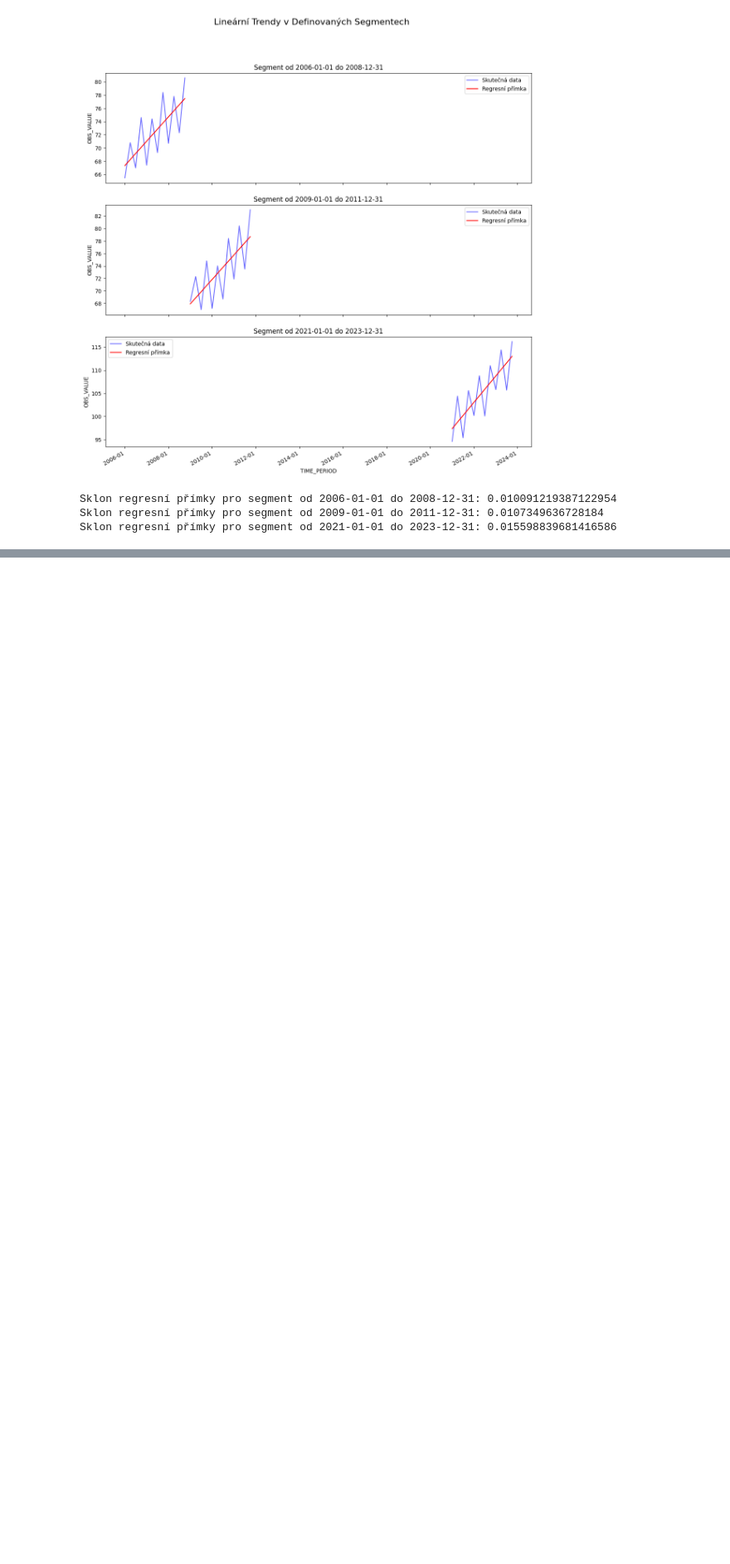
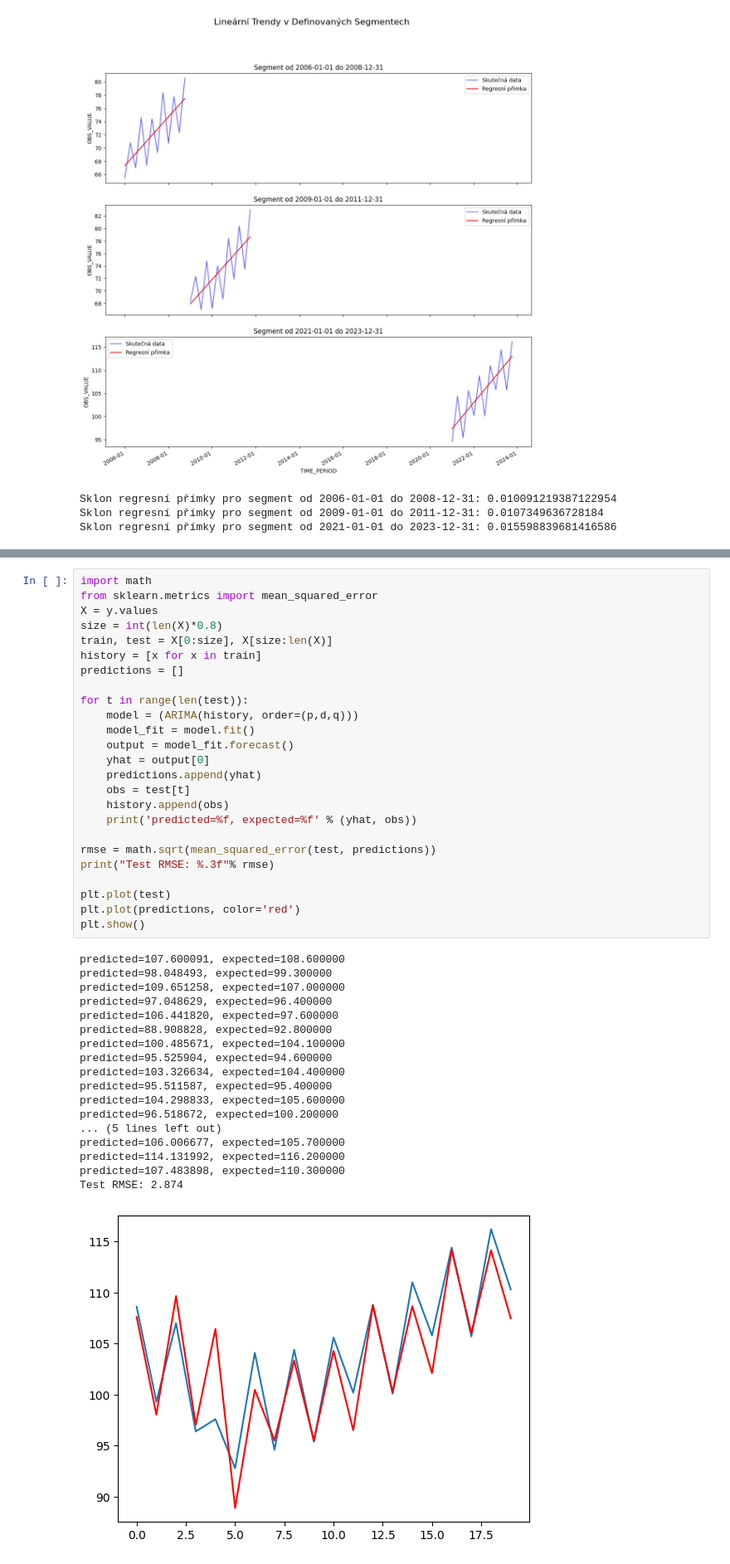
Before and after one commit to ulricht01/CAS, a Jupyter notebook: semestralni_prace_remake.ipynb, the cells around one changed output, grey strips where cells are left out. Shown: that part at 83% size. Saved outputs shown, nothing was run; the diff lists cells and outputs as text; blank space fills up the shorter version.

```diff
--- a/semestralni_prace_remake.ipynb
+++ b/semestralni_prace_remake.ipynb
@@ -222,0 +374,44 @@ Sklon regresní přímky pro segment od 2021-01-01 do 2023-12-31: 0.015598839681
+# %%
+import math
+from sklearn.metrics import mean_squared_error
+X = y.values
+size = int(len(X)*0.8)
+train, test = X[0:size], X[size:len(X)]
+history = [x for x in train]
+predictions = []
+
+for t in range(len(test)):
+    model = (ARIMA(history, order=(p,d,q)))
+    model_fit = model.fit()
+    output = model_fit.forecast()
+    yhat = output[0]
+    predictions.append(yhat)
+    obs = test[t]
+    history.append(obs)
+    print('predicted=%f, expected=%f' % (yhat, obs))
+
+rmse = math.sqrt(mean_squared_error(test, predictions))
+print("Test RMSE: %.3f"% rmse)
+
+plt.plot(test)
+plt.plot(predictions, color='red')
+plt.show()
+# %% [output]
+predicted=107.600091, expected=108.600000
+predicted=98.048493, expected=99.300000
+predicted=109.651258, expected=107.000000
+predicted=97.048629, expected=96.400000
+predicted=106.441820, expected=97.600000
+predicted=88.908828, expected=92.800000
+predicted=100.485671, expected=104.100000
+predicted=95.525904, expected=94.600000
+predicted=103.326634, expected=104.400000
+predicted=95.511587, expected=95.400000
+predicted=104.298833, expected=105.600000
+predicted=96.518672, expected=100.200000
+... (5 lines left out)
+predicted=106.006677, expected=105.700000
+predicted=114.131992, expected=116.200000
+predicted=107.483898, expected=110.300000
+Test RMSE: 2.874
+[figure, added]
```
Also changed, not shown: parts of 7 cells of this notebook.
